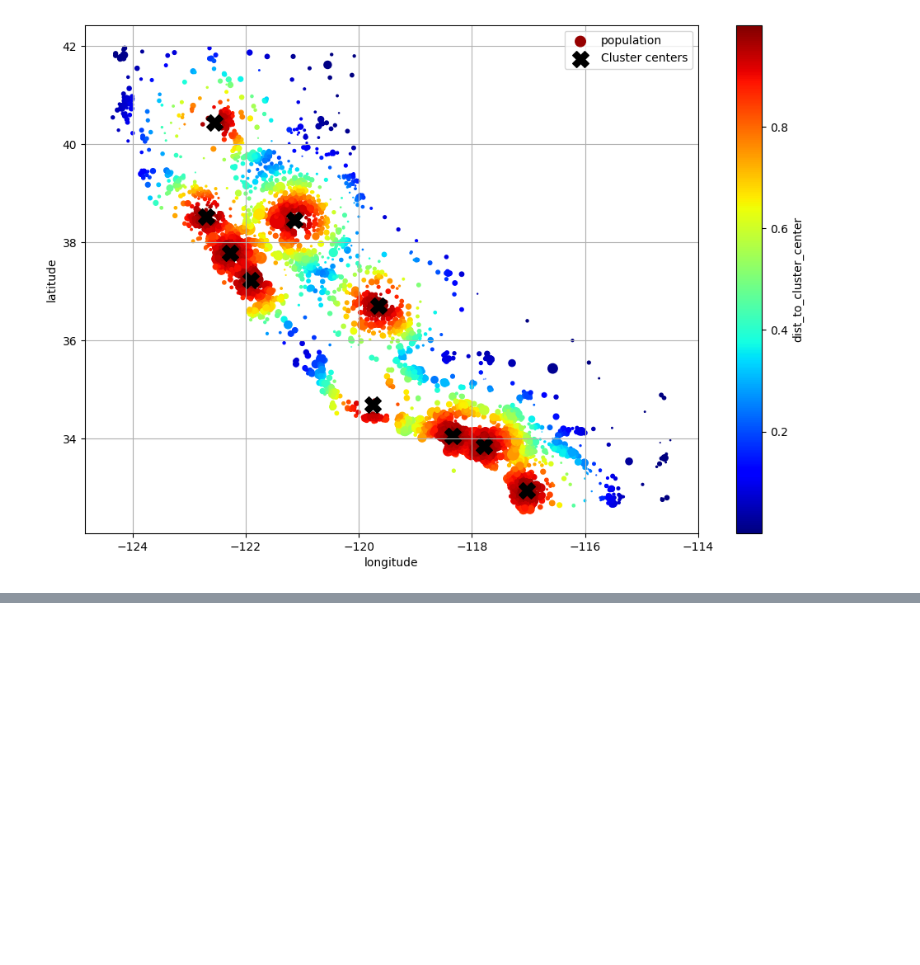
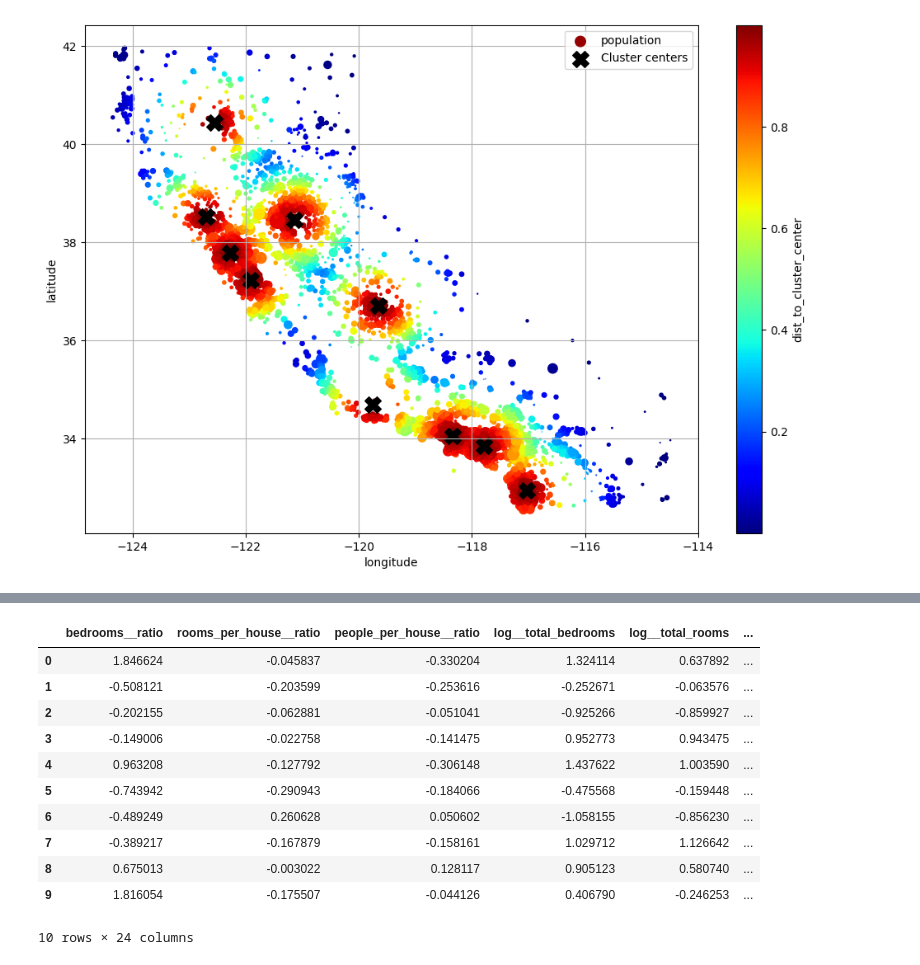
Before and after one commit to fractalate/study-geron-hands-on-machine-learning-with-scikit-learn-keras-and-tensorflow, a Jupyter notebook: Chapter 02/Notebook.ipynb, the cells around one changed output, grey strips where cells are left out. Cells and saved outputs as stored; diff of their text form; code cells hidden in the pictures; blank space fills up the shorter version.

```diff
--- a/Chapter 02/Notebook.ipynb
+++ b/Chapter 02/Notebook.ipynb
@@ -577,0 +632,52 @@ plt.show()
+# %%
+def column_ratio(X):
+    return X[:, [0]] / X[:, [1]]
+
+def ratio_name(function_transformer, feature_names_in):
+    return ['ratio']
+
+def make_ratio_pipeline():
+    return make_pipeline(
+        SimpleImputer(strategy='median'),
+        FunctionTransformer(column_ratio, feature_names_out=ratio_name),
+        StandardScaler(),
+    )
+
+log_pipeline = make_pipeline(
+    SimpleImputer(strategy='median'),
+    FunctionTransformer(np.log, feature_names_out='one-to-one'),
+    StandardScaler(),
+)
+
+cluster_simil = ClusterSimilarity(n_clusters=10, gamma=1.0, random_state=42)
+
+default_num_pipeline = make_pipeline(
+    SimpleImputer(strategy='median'),
+    StandardScaler(),
+)
+
+preprocessing = ColumnTransformer([
+    ('bedrooms', make_ratio_pipeline(), ['total_bedrooms', 'total_rooms']),
+    ('rooms_per_house', make_ratio_pipeline(), ['total_bedrooms', 'households']),
+    ('people_per_house', make_ratio_pipeline(), ['population', 'households']),
+    ('log', log_pipeline, ['total_bedrooms', 'total_rooms', 'population', 'households', 'median_income']),
+    ('geo', cluster_simil, ['latitude', 'longitude']),
+    ('cat', cat_pipeline, make_column_selector(dtype_include=object)),
+], remainder=default_num_pipeline)
+
+housing_prepared = preprocessing.fit_transform(housing)
+housing_prepared = pd.DataFrame(housing_prepared, columns=preprocessing.get_feature_names_out())
+housing_prepared[:10]
+# %% [output]
+|  | bedrooms__ratio | rooms_per_house__ratio | people_per_house__ratio | log__total_bedrooms | log__total_rooms | ... |
+| 0 | 1.846624 | -0.045837 | -0.330204 | 1.324114 | 0.637892 | ... |
+| 1 | -0.508121 | -0.203599 | -0.253616 | -0.252671 | -0.063576 | ... |
+| 2 | -0.202155 | -0.062881 | -0.051041 | -0.925266 | -0.859927 | ... |
+| 3 | -0.149006 | -0.022758 | -0.141475 | 0.952773 | 0.943475 | ... |
+| 4 | 0.963208 | -0.127792 | -0.306148 | 1.437622 | 1.003590 | ... |
+| 5 | -0.743942 | -0.290943 | -0.184066 | -0.475568 | -0.159448 | ... |
+| 6 | -0.489249 | 0.260628 | 0.050602 | -1.058155 | -0.856230 | ... |
+| 7 | -0.389217 | -0.167879 | -0.158161 | 1.029712 | 1.126642 | ... |
+| 8 | 0.675013 | -0.003022 | 0.128117 | 0.905123 | 0.580740 | ... |
+| 9 | 1.816054 | -0.175507 | -0.044126 | 0.406790 | -0.246253 | ... |
+10 rows × 24 columns
```
Also changed, not shown: parts of 3 cells of this notebook.
